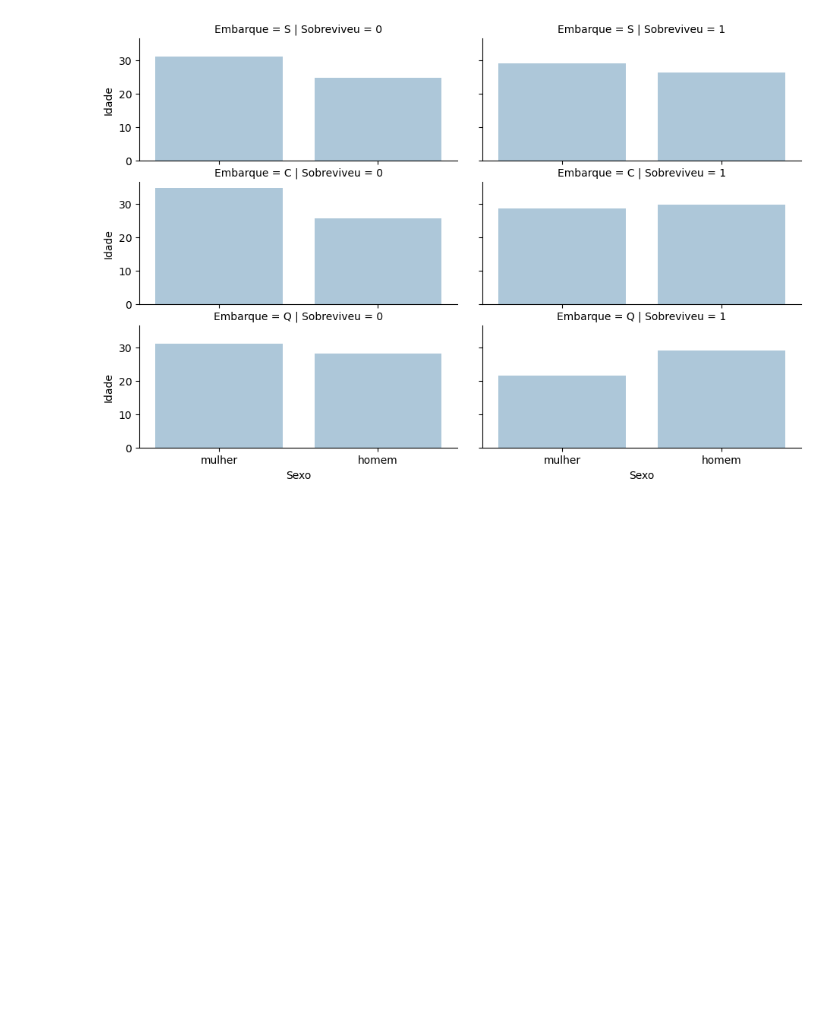
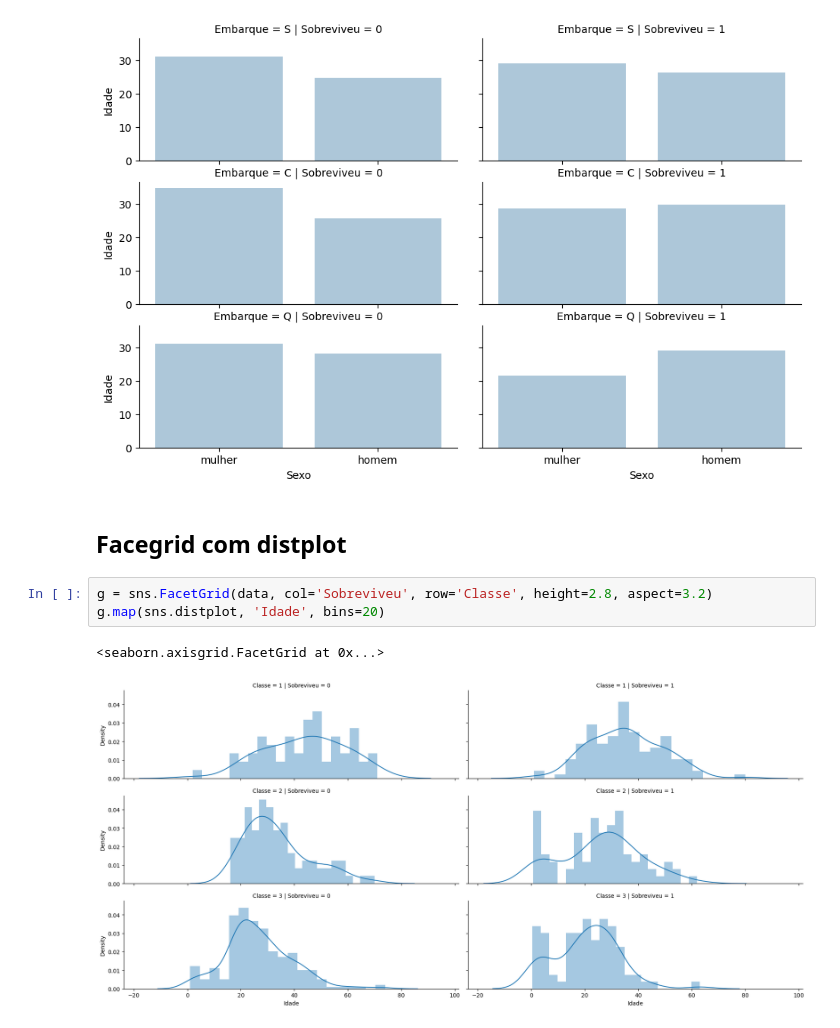
Before and after one commit to phillrog/py-machine-learning, a Jupyter notebook: notebooks/5 - visualização de dados/mod5.ipynb, the cells around one changed output. Drawn from its saved outputs; the diff is of its cells as text; blank space fills up the shorter version.

Commit message:
criação de gráfico distplot

```diff
--- a/notebooks/5 - visualização de dados/mod5.ipynb
+++ b/notebooks/5 - visualização de dados/mod5.ipynb
@@ -204,3 +204,11 @@ fig=plt.gcf()
 fig.set_size_inches(10,6)
 # %% [output]
 [figure]
+# %% [markdown]
+## Facegrid com distplot
+# %%
+g = sns.FacetGrid(data, col='Sobreviveu', row='Classe', height=2.8, aspect=3.2)
+g.map(sns.distplot, 'Idade', bins=20)
+# %% [output]
+<seaborn.axisgrid.FacetGrid at 0x...>
+[figure, added]
```
